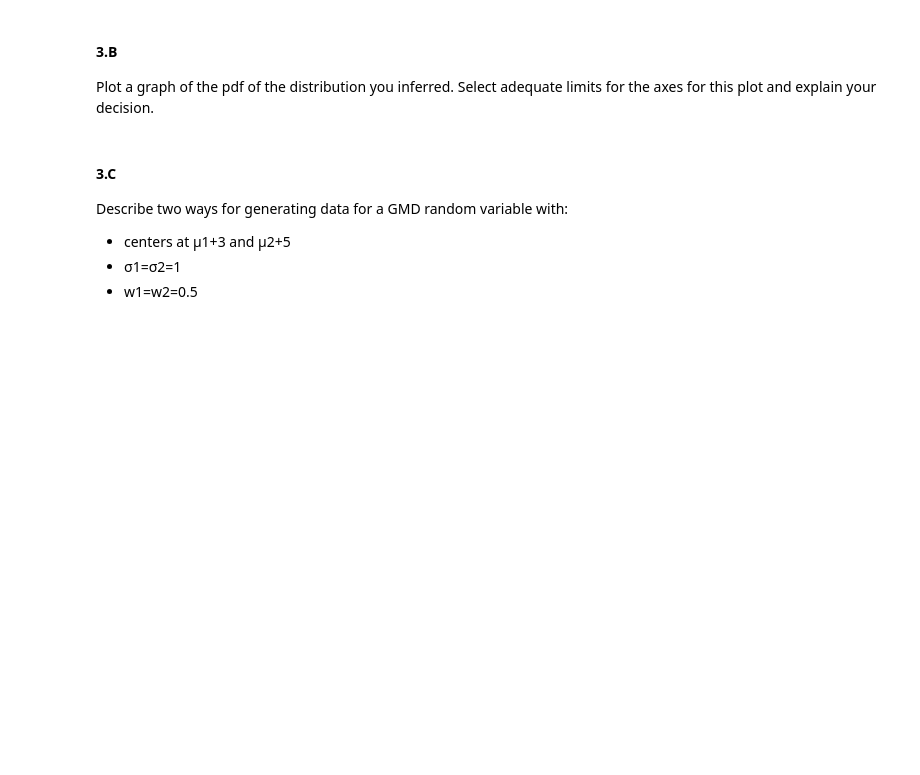
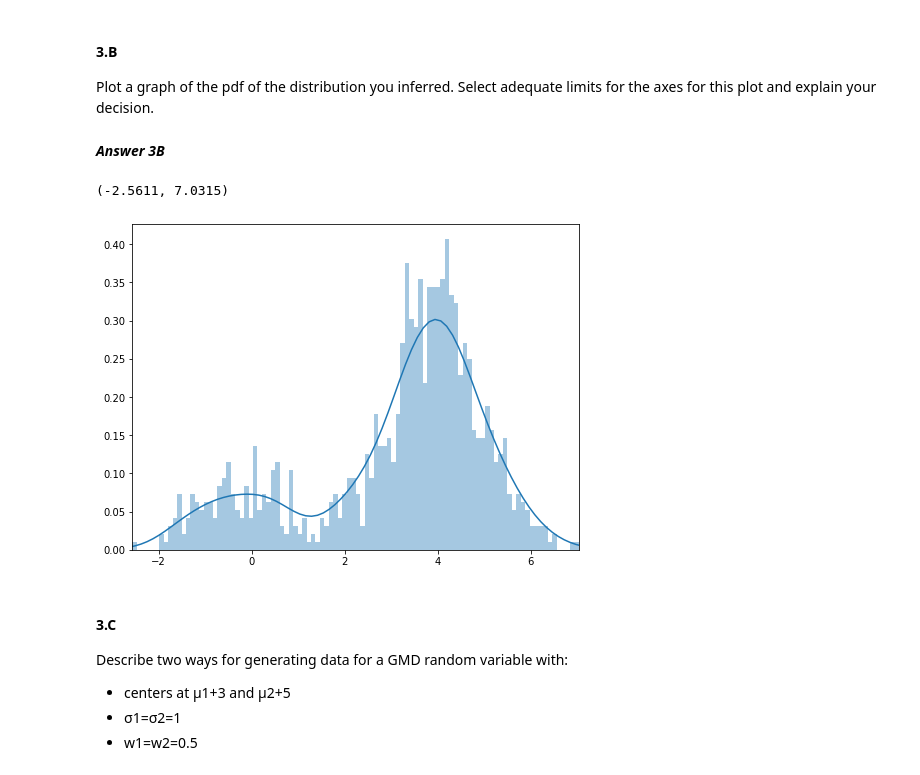
Before and after one commit to mayakerem/StatisticsDataAnalysis, a Jupyter notebook: HW2.ipynb, the cells around one changed output. Drawn from its saved outputs; the diff is of its cells as text; code cells hidden in the pictures; blank space fills up the shorter version.

```diff
--- a/HW2.ipynb
+++ b/HW2.ipynb
@@ -156,8 +226,7 @@ Consider the data provided in GMD.xlsx
 Assume that the data comes from a Gaussian mixture distribution (GMD). Furthermore, assume that μ1=0 and that σ1=σ2=1.
 Read the data and answer the following questions.
 # %%
-data = pd.read_excel ('GMD.xlsx')
-# data
+data = pd.read_excel('GMD.xlsx', header=None)
 # %% [markdown]
 #### 3.A
 Provide an estimate for the other parameters of the distribution in two different ways.
@@ -172,3 +246,13 @@ Plot a graph of the pdf of the distribution you inferred. Select adequate limits
+# %% [markdown]
+*__Answer 3B__*
+# %%
+plt.figure(figsize=(8,6))
+sns.distplot(data, bins=100)
+# Setting the x axis range to start from the minimal value of the data to the maximum
+plt.xlim(data[0].min(),data[0].max())
+# %% [output]
+(-2.5611, 7.0315)
+[figure, added]
 # %% [markdown]
 #### 3.C
 Describe two ways for generating data for a GMD random variable with:
```
Also changed, not shown: parts of 41 cells of this notebook.
